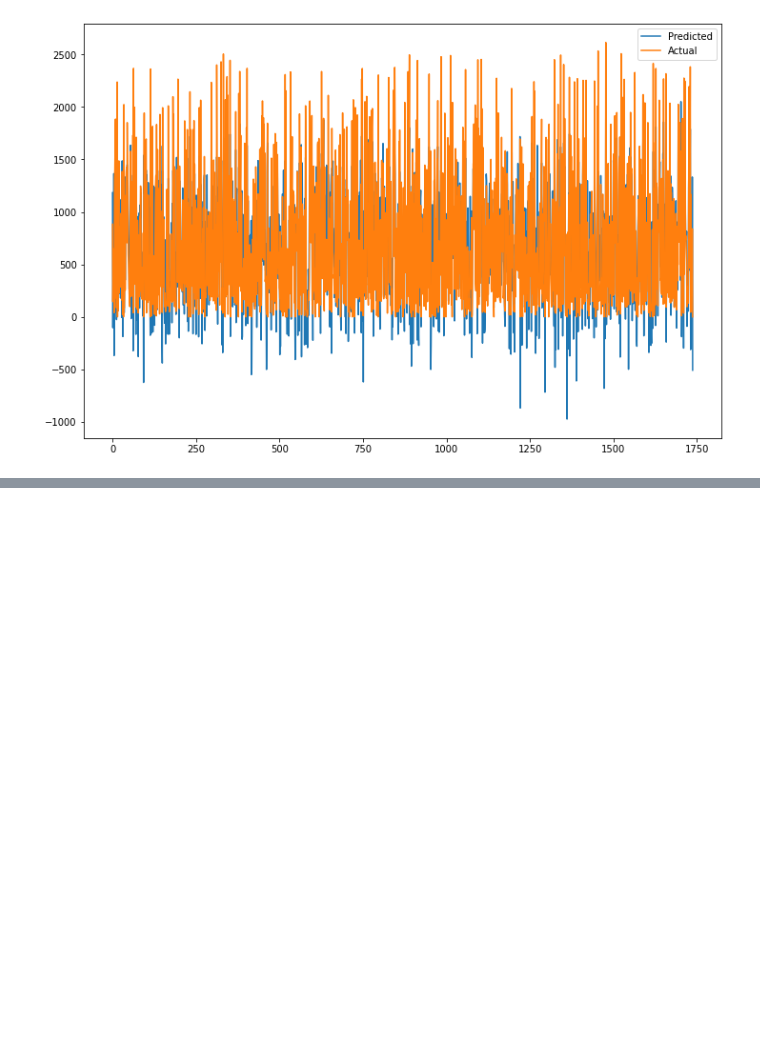
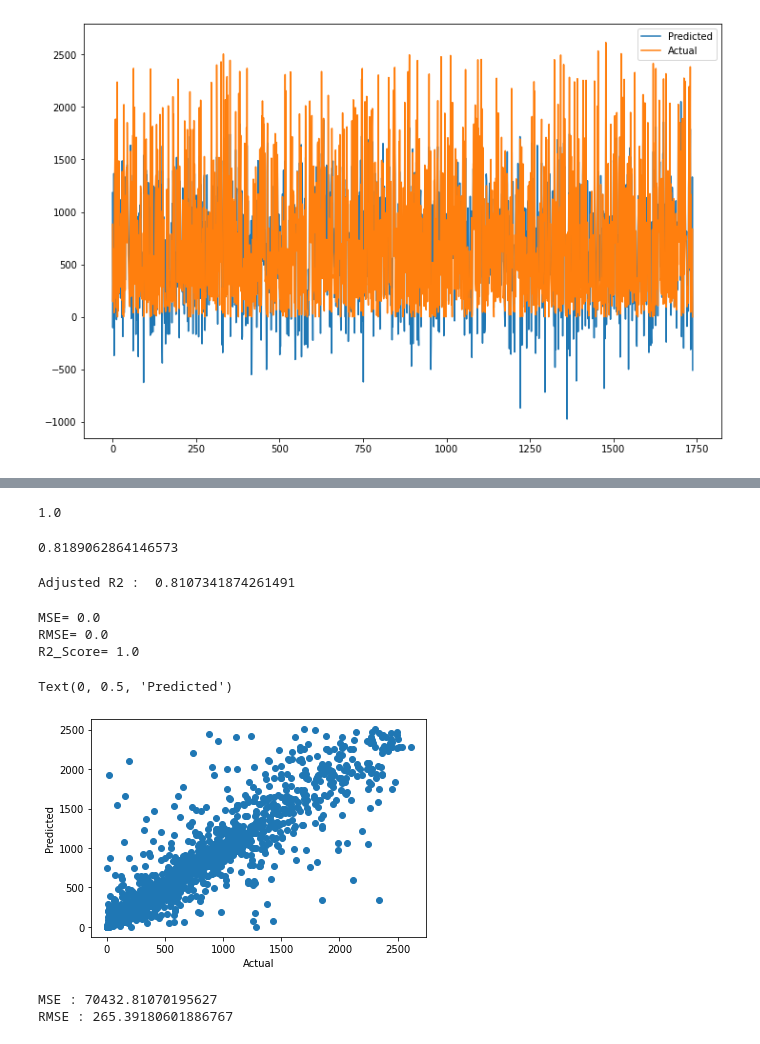
Before and after one commit to Rushabhtikale92/Bike-Sharing-Demand-Prediction, a Jupyter notebook: Bike_Sharing_Demand_Prediction_Rushabh_Tikale_Capstone_Project.ipynb, the cells around one changed output, grey strips where cells are left out. Saved outputs shown, nothing was run; the diff lists cells and outputs as text; code cells hidden in the pictures; blank space fills up the shorter version.

```diff
--- a/Bike_Sharing_Demand_Prediction_Rushabh_Tikale_Capstone_Project.ipynb
+++ b/Bike_Sharing_Demand_Prediction_Rushabh_Tikale_Capstone_Project.ipynb
@@ -758,0 +762,4 @@ plt.show()
+# %%
+elasticnet  = ElasticNet(alpha=0.0001 , max_iter= 3000)
+
+elasticnet.fit(X_train, y_train)
@@ -758,0 +776,5 @@ plt.show()
+# %%
+elastic = ElasticNet()
+parameters = {'alpha': [1e-15,1e-13,1e-10,1e-8,1e-5,1e-4,1e-3,1e-2,1e-1,1,5,10,20,30,40,45,50,55,60,100]}
+elastic_regressor = GridSearchCV(elastic, parameters, scoring='neg_mean_squared_error',cv=5)
+elastic_regressor.fit(X_train, y_train)
@@ -758,0 +850,3 @@ plt.show()
+# %%
+tree = DecisionTreeRegressor()
+tree.fit(X_train,y_train)
@@ -758,0 +863,48 @@ plt.show()
+# %%
+# Implementing prediction on testing and training model
+y_pred = tree.predict(X_test)
+
+pred_train = tree.predict(X_train)
+# %%
+# Evaluate r2 score for train model
+r2_score(y_train, pred_train)
+# %% [output]
+1.0
+# %%
+# Evaluate r2 score for test model
+r2_score(y_test, y_pred)
+# %% [output]
+0.8189062864146573
+# %%
+print("Adjusted R2 : ",1-(1-r2_score((y_test), (y_pred)))*((X_test.shape[0]-1)/(X_test.shape[0]-X_test.shape[1]-1)))
+# %% [output]
+Adjusted R2 :  0.8107341874261491
+# %%
+MSE_train = mean_squared_error(y_train, pred_train)
+print(f'MSE= {MSE_train}')
+
+RMSE_train = np.sqrt(MSE_train)
+print(f'RMSE= {RMSE_train}')
+
+R2_Score_train = r2_score(y_train, pred_train)
+print(f'R2_Score= {R2_Score_train}')
+# %% [output]
+MSE= 0.0
+RMSE= 0.0
+R2_Score= 1.0
+# %%
+plt.scatter(y_test, y_pred)
+plt.xlabel('Actual')
+plt.ylabel('Predicted')
+# %% [output]
+Text(0, 0.5, 'Predicted')
+[figure, added]
+# %%
+MSE  = mean_squared_error(y_test, y_pred)
+print("MSE :" , MSE)
+
+RMSE = np.sqrt(MSE)
+print("RMSE :" ,RMSE)
+# %% [output]
+MSE : 70432.81070195627
+RMSE : 265.39180601886767
```
Also changed, not shown: parts of 42 cells of this notebook.
